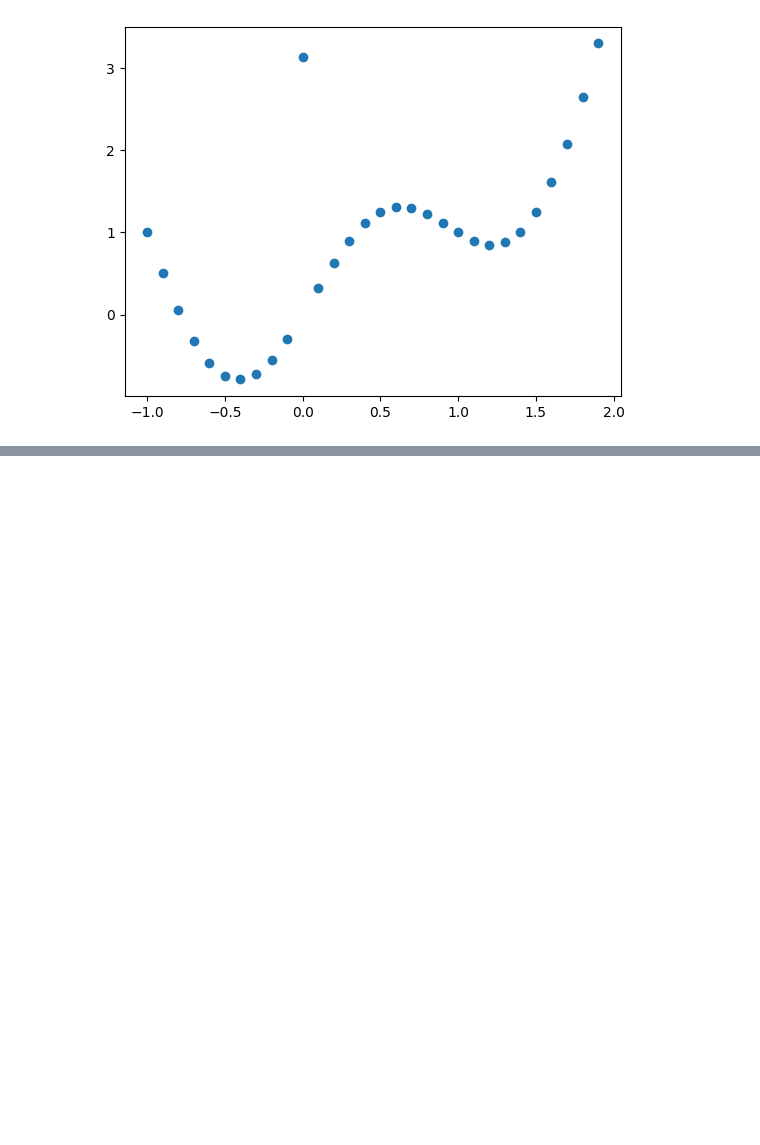
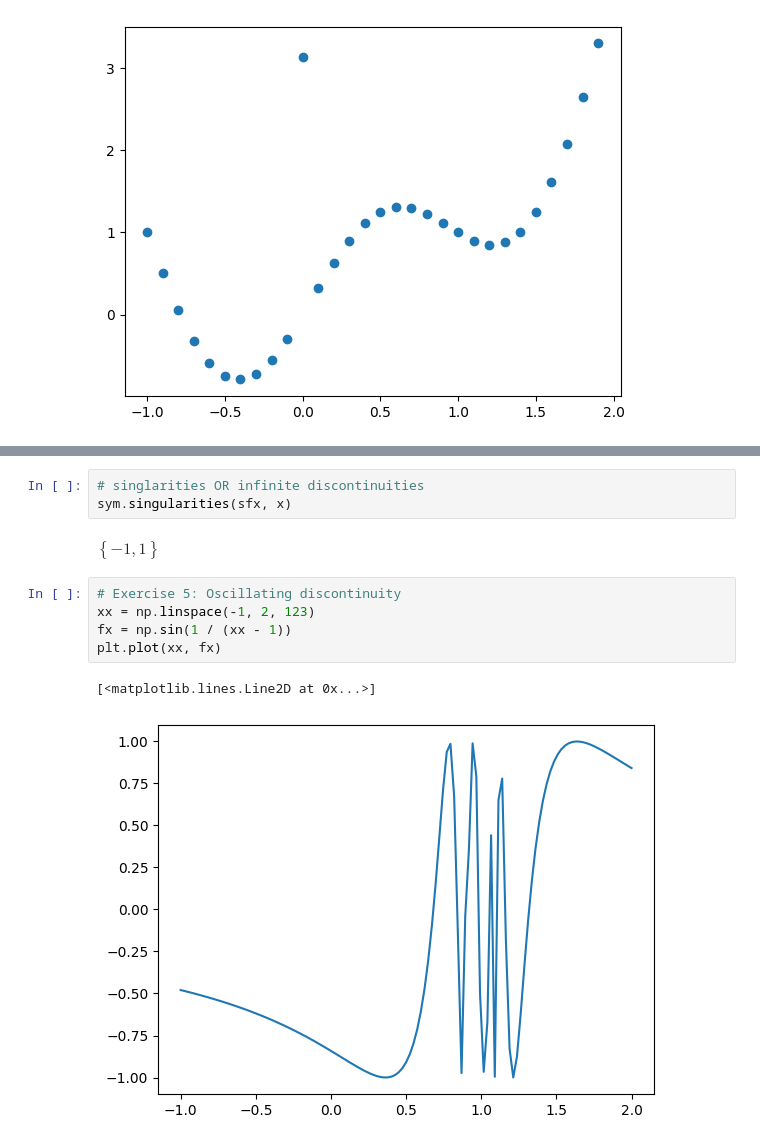
Before and after one commit to HammadArshd/calculusWithPython, a Jupyter notebook: practice/functions/discontinuities_cc.ipynb, the cells around one changed output, grey strips where cells are left out. Cells and saved outputs as stored; diff of their text form; blank space fills up the shorter version.

```diff
--- a/practice/functions/discontinuities_cc.ipynb
+++ b/practice/functions/discontinuities_cc.ipynb
@@ -155,0 +240,13 @@ plt.plot(xx, y, 'o')
+# %%
+# singlarities OR infinite discontinuities
+sym.singularities(sfx, x)
+# %% [output]
+$\displaystyle \left\{-1, 1\right\}$
+# %%
+# Exercise 5: Oscillating discontinuity
+xx = np.linspace(-1, 2, 123)
+fx = np.sin(1 / (xx - 1))
+plt.plot(xx, fx)
+# %% [output]
+[<matplotlib.lines.Line2D at 0x...>]
+[figure, added]
```
Also changed, not shown: parts of 12 cells of this notebook.
